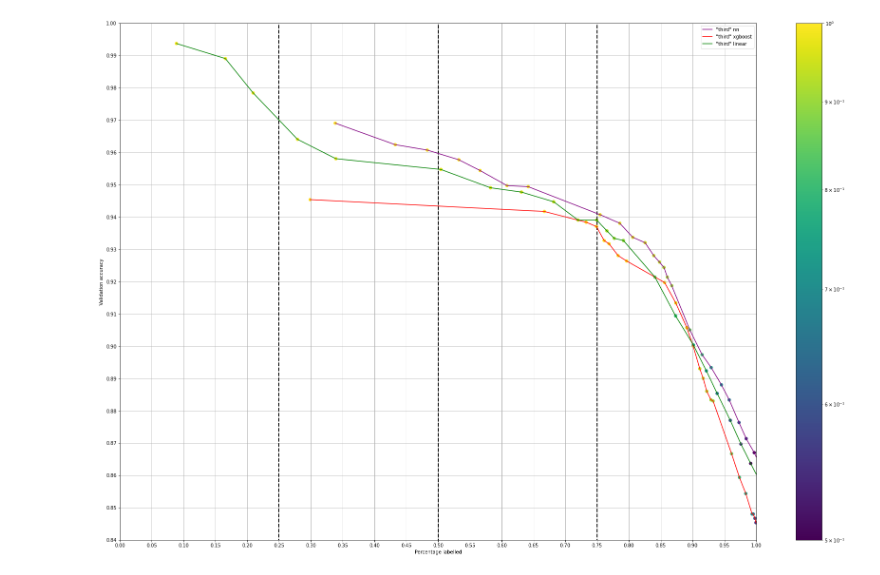
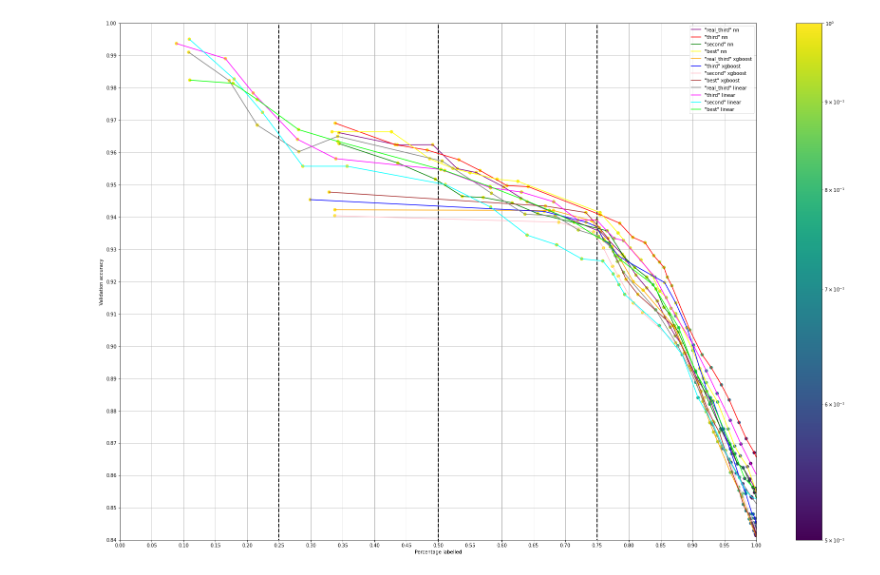
Before and after one commit to awiedenroth/MasterThesisExperiments, a Jupyter notebook: Analyse/Oesch16_nur.ipynb, the cells around one changed output. Saved outputs shown, nothing was run; the diff lists cells and outputs as text; code cells hidden in the pictures.

```diff
--- a/Analyse/Oesch16_nur.ipynb
+++ b/Analyse/Oesch16_nur.ipynb
@@ -125,7 +128,7 @@ df['confidence average @0.0.percentage labelled @0.0: '] = [1.0, 1.0, 1.0, 1.0,
 
 #df = df[df['Name'] == '"best"']
 #df = df[df['Name'] == '"second"']
-df = df[df['Name'] == '"third"']
+#df = df[df['Name'] == '"third"']
 #df = df[df['Name'] == '"real_third"']
 
 
@@ -163,32 +166,32 @@ percentages = [x for x in percentages]
 # ich gehe durch die accuracies und ersetze werte wenn es wieder kleiner wird durch nan
 for row in range(len(accuracies)):
     max = 0
     for value in range(len(accuracies[row])):
-        if accuracies[row][value]<max:
+        if accuracies[row][value]<(max-0.005):
             accuracies[row][value] = None
         else:
             max = accuracies[row][value]
 
 
 plt.figure(figsize= (30,20))
 for perc, acc, name, combi_mod, linecolor in zip(percentages, accuracies, names, combi_model, colors):
     #print(percentages)
     #for i, j, k in zip(perc, acc, confidences):
     plt.scatter(x=perc, y=acc, c=confidences, norm=matplotlib.colors.LogNorm(vmin=0.5, vmax=1.0))
     plt.plot(perc, acc, c=linecolor,  label = f"{name} {combi_mod}")
 plt.colorbar()
 
 plt.xlim((0, 1))
 #plt.xscale('log')
 plt.ylim((0.84, 1.0))
 plt.grid()
 plt.yticks(np.arange(0.84, 1.0, step=0.01))
 plt.xticks(np.arange(0, 1.025, step=0.05))
 plt.xlabel("Percentage labelled")
 plt.ylabel("Validation accuracy")
 plt.legend()
 plt.vlines(x=[0.25, 0.5, 0.75], ymin=0, ymax=1, colors='black', ls='--', lw=2)
 #plt.title("")
 plt.show()
 # %% [output]
-[figure, old version]
+[figure, new version]
```
Also changed, not shown: parts of 2 cells of this notebook, 5 other files.
